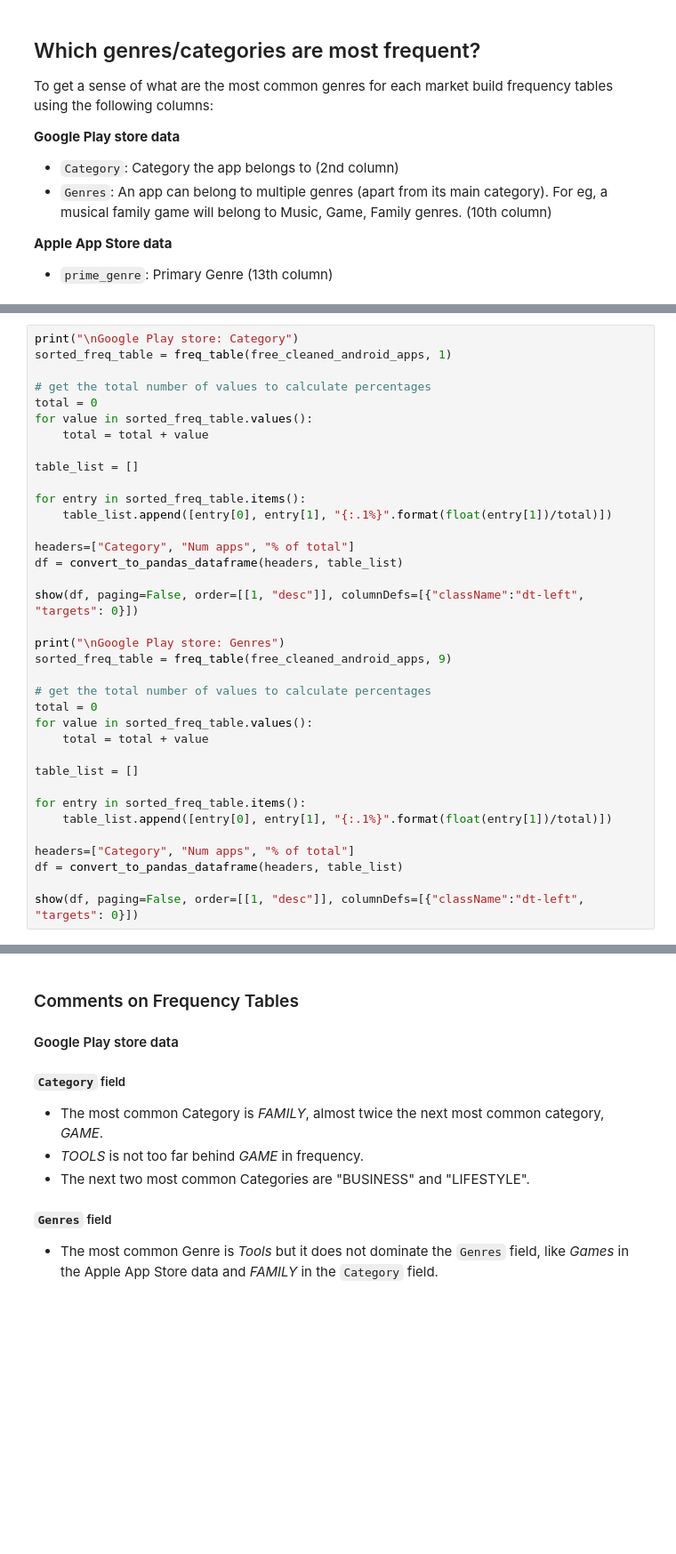
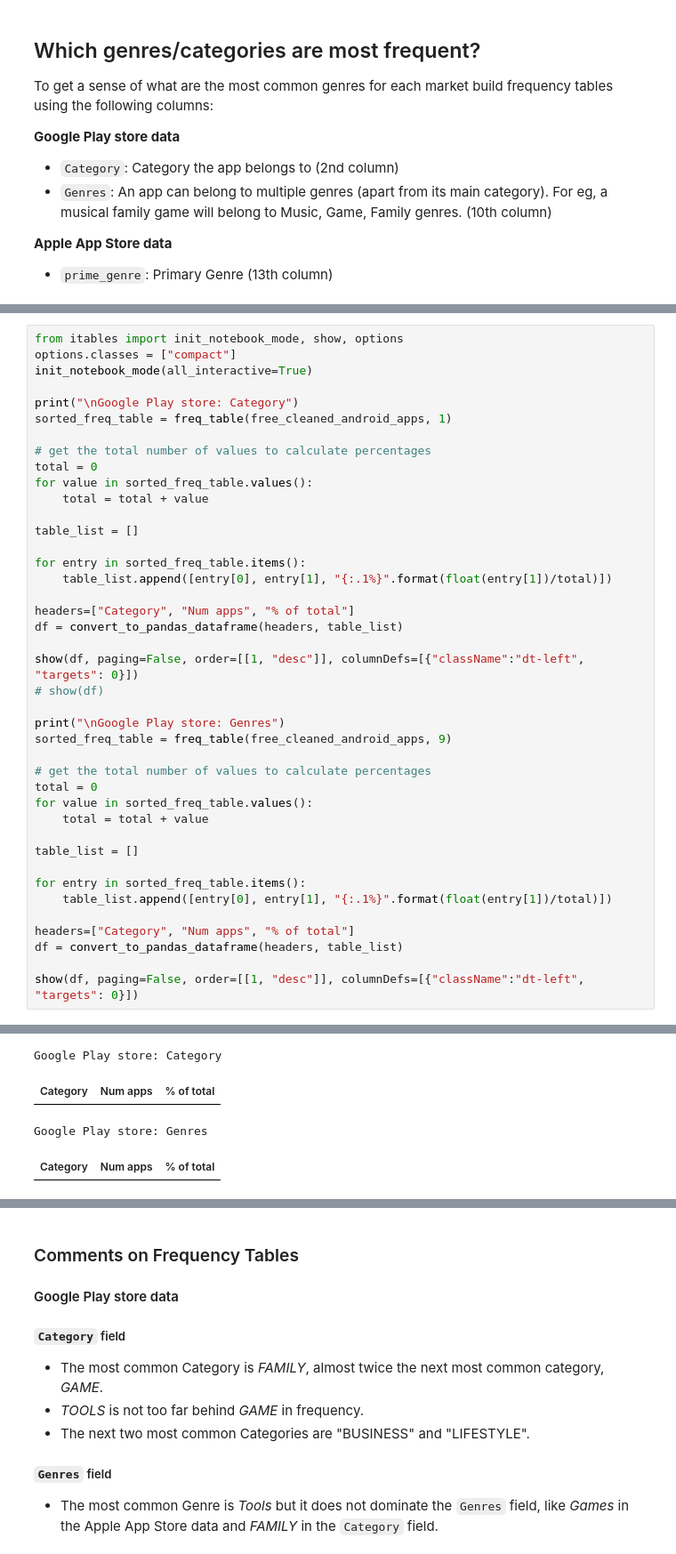
Before and after one commit to brianminsk/dataquest-projects, a Jupyter notebook: data_science_in_python_path/project01.ipynb, the cells around one changed output, grey strips where cells are left out. Shown at 89% size. Drawn from its saved outputs; the diff is of its cells as text; blank space fills up the shorter version.

```diff
--- a/data_science_in_python_path/project01.ipynb
+++ b/data_science_in_python_path/project01.ipynb
@@ -427,6 +417,10 @@ def convert_to_pandas_dataframe(field_names, dataset):
 
     return DataFrame(df)
 # %%
+from itables import init_notebook_mode, show, options
+options.classes = ["compact"]
+init_notebook_mode(all_interactive=True)
+
 print("\nGoogle Play store: Category")
 sorted_freq_table = freq_table(free_cleaned_android_apps, 1)
 
@@ -444,6 +438,7 @@ headers=["Category", "Num apps", "% of total"]
 df = convert_to_pandas_dataframe(headers, table_list)
 
 show(df, paging=False, order=[[1, "desc"]], columnDefs=[{"className":"dt-left",  "targets": 0}])
+# show(df)
 
 print("\nGoogle Play store: Genres")
 sorted_freq_table = freq_table(free_cleaned_android_apps, 9)
@@ -462,3 +457,4 @@ headers=["Category", "Num apps", "% of total"]
 df = convert_to_pandas_dataframe(headers, table_list)
 
 show(df, paging=False, order=[[1, "desc"]], columnDefs=[{"className":"dt-left",  "targets": 0}])
+# %% [output]
@@ -465,3 +462,7 @@ show(df, paging=False, order=[[1, "desc"]], columnDefs=[{"className":"dt-left",
+Google Play store: Category
+| Category | Num apps | % of total |
+Google Play store: Genres
+| Category | Num apps | % of total |
 # %%
 print("\nApple App Store: prime_genre")
 sorted_freq_table = freq_table(free_cleaned_apple_apps, 12)
```
Also changed, not shown: parts of 5 cells of this notebook, 1 other file.
